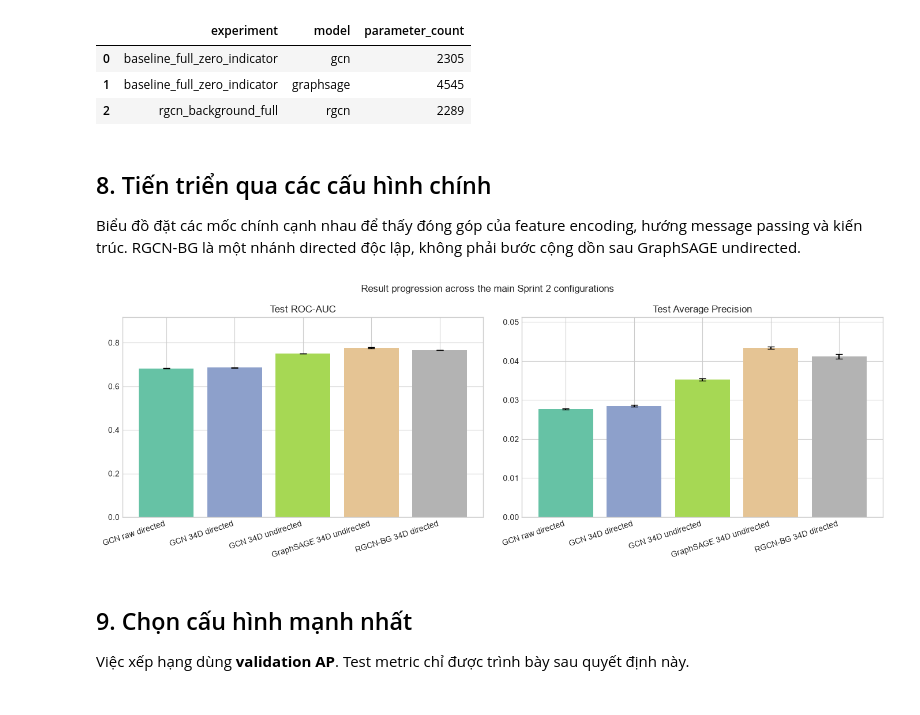
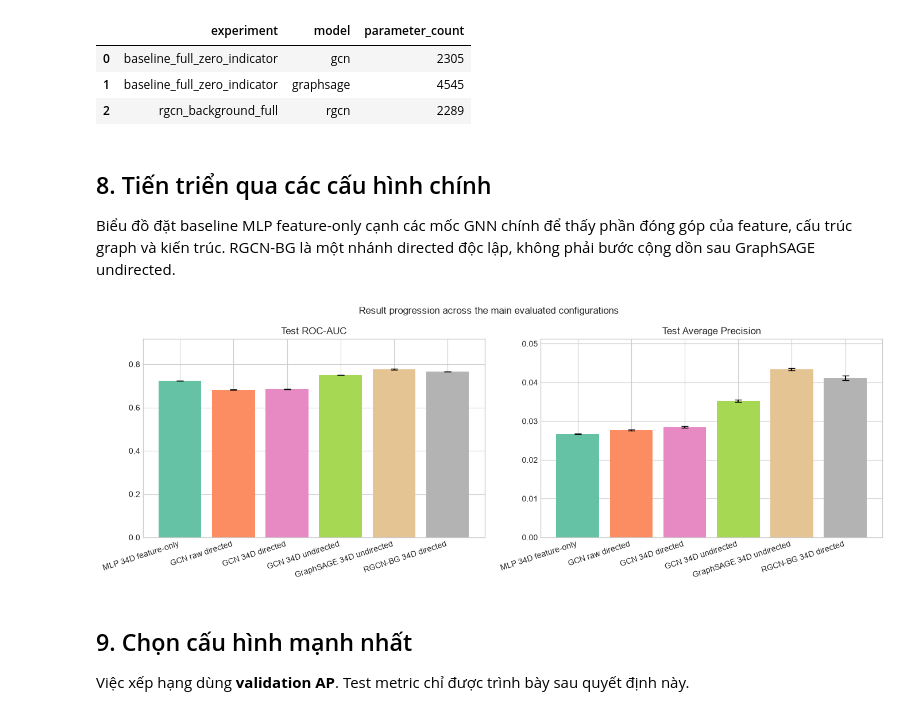
Before and after one commit to PhamNguyenTienManh/dgraph-gnn-fraud-detection, a Jupyter notebook: notebooks/03_experiment_analysis.ipynb, the cells around one changed output. Saved outputs shown, nothing was run; the diff lists cells and outputs as text; code cells hidden in the pictures.

```diff
--- a/notebooks/03_experiment_analysis.ipynb
+++ b/notebooks/03_experiment_analysis.ipynb
@@ -83,6 +83,9 @@ def build_result_catalog(comparison_paths) -> dict:
                 "feature_standardization", config.get("feature_standardization", "none")
             ),
             "graph_direction": comparison.get("graph_direction", config.get("graph_direction", "directed")),
+            "symmetrization_policy": comparison.get("symmetrization_policy", "none"),
+            "graph_edge_count": comparison.get("graph_edge_count"),
+            "uses_graph_structure": comparison.get("uses_graph_structure", True),
             "relation_mode": comparison.get("relation_mode", config.get("relation_mode", "original")),
             "selection_metric": comparison.get("selection_metric", "validation.average_precision"),
             "test_used_for_selection": bool(comparison.get("test_used_for_selection", False)),
@@ -109,6 +112,7 @@ def build_result_catalog(comparison_paths) -> dict:
                         "feature_mode": metadata["feature_mode"],
                         "feature_standardization": metadata["feature_standardization"],
                         "graph_direction": metadata["graph_direction"],
+                        "symmetrization_policy": metadata["symmetrization_policy"],
                         "relation_mode": metadata["relation_mode"],
                         "parameter_count": int(model_run["parameter_count"]),
                         "positive_weight": float(model_run["positive_weight"]),
@@ -120,6 +124,9 @@ def build_result_catalog(comparison_paths) -> dict:
                         "test_roc_auc": metric_value(model_run, "test", "roc_auc"),
                         "test_average_precision": metric_value(model_run, "test", "average_precision"),
                         "run_elapsed_seconds": model_run.get("run_elapsed_seconds"),
+                        "sampling_protocol": model_run.get("sampling_protocol"),
+                        "query_time": model_run.get("query_time"),
+                        "uses_graph_structure": model_run.get("uses_graph_structure", True),
                     }
                 )
                 for epoch_record in model_run.get("history", []):
@@ -389,22 +398,23 @@ display(parameter_table)
 # %% [markdown]
 ## 8. Tiến triển qua các cấu hình chính
 
-Biểu đồ đặt các mốc chính cạnh nhau để thấy đóng góp của feature encoding, hướng message passing và kiến trúc. RGCN-BG là một nhánh directed độc lập, không phải bước cộng dồn sau GraphSAGE undirected.
+Biểu đồ đặt baseline MLP feature-only cạnh các mốc GNN chính để thấy phần đóng góp của feature, cấu trúc graph và kiến trúc. RGCN-BG là một nhánh directed độc lập, không phải bước cộng dồn sau GraphSAGE undirected.
 # %%
 progression_results = {
+    "MLP 34D feature-only": aggregate("mlp_zero_indicator", "mlp"),
     "GCN raw directed": aggregate("baseline_full", "gcn"),
     "GCN 34D directed": aggregate("baseline_full_zero_indicator", "gcn"),
     "GCN 34D undirected": aggregate("gcn_graphsage_ablation_undirected", "gcn"),
     "GraphSAGE 34D undirected": aggregate("gcn_graphsage_ablation_undirected", "graphsage"),
     "RGCN-BG 34D directed": aggregate("rgcn_background_full", "rgcn"),
 }
 plot_metric_pairs(
     progression_results,
-    "Result progression across the main Sprint 2 configurations",
+    "Result progression across the main evaluated configurations",
     "04_result_progression.png",
 )
 # %% [output]
-[figure, old version]
+[figure, new version]
 # %% [markdown]
 ## 9. Chọn cấu hình mạnh nhất
 
```
Also changed, not shown: parts of 8 cells of this notebook, 13 other files.
